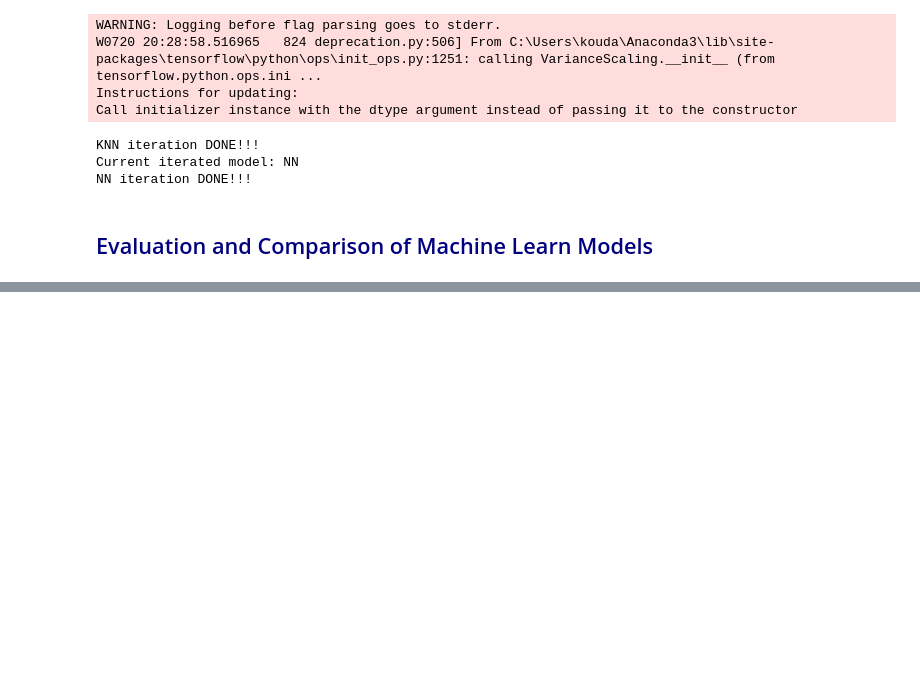
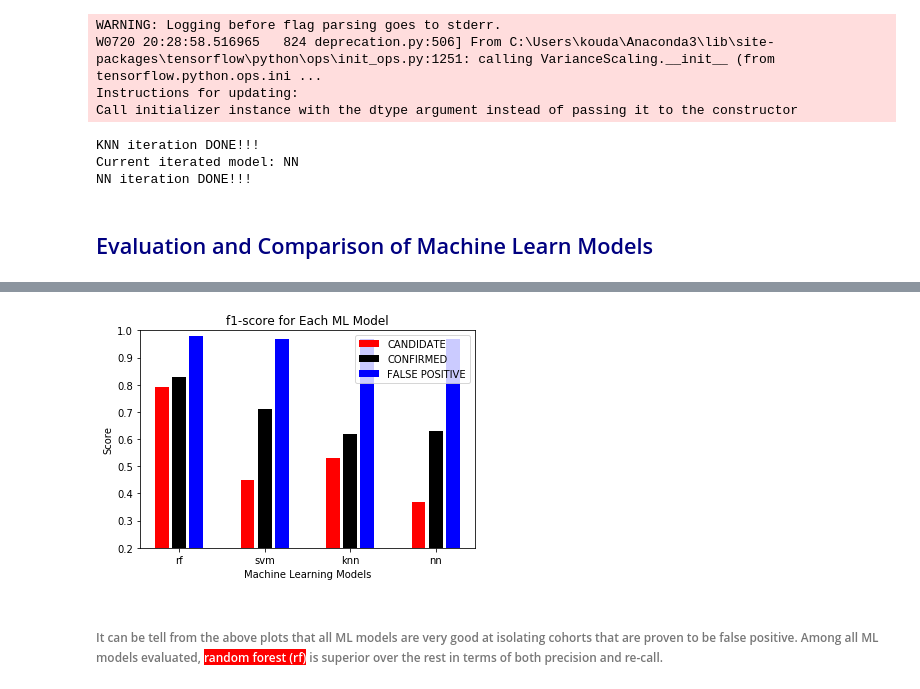
Before and after one commit to koudash/Exoplanet-Exploration, a Jupyter notebook: notebook/kepler_go.ipynb, the cells around one changed output, grey strips where cells are left out. Cells and saved outputs as stored; diff of their text form; code cells hidden in the pictures; blank space fills up the shorter version.

```diff
--- a/notebook/kepler_go.ipynb
+++ b/notebook/kepler_go.ipynb
@@ -365,0 +500,30 @@ NN iteration DONE!!!
+# %%
+# Make bar plot for f1-score of predicion made using test datafor different ML models
+plt.bar(list(range(1, 17, 5)), f1_score_dict["CANDIDATE"], color='r', label="CANDIDATE")
+plt.bar(list(range(2, 18, 5)), f1_score_dict["CONFIRMED"], color='k', label="CONFIRMED")
+plt.bar(list(range(3, 19, 5)), f1_score_dict["FALSE POSITIVE"], color='b', label="FALSE POSITIVE")
+
+# Create title
+plt.title("f1-score for Each ML Model")
+
+# Create labels for x and y axes
+plt.xlabel("Machine Learning Models")
+plt.ylabel("Score")
+
+# Create x-ticks
+plt.xticks(list(range(2, 18, 5)), list(model_dict.keys()))
+
+# Create legend
+plt.legend(loc=1)
+
+# Set limits on y axis
+plt.ylim(0.2, 1)
+
+# Save figure
+plt.savefig("../figures/test_f1_score.png", bbox_inches='tight', dpi=300)
+
+plt.show()
+# %% [output]
+[figure, added]
+# %% [markdown]
+###### It can be tell from the above plots that all ML models are very good at isolating cohorts that are proven to be false positive. Among all ML models evaluated, <span style="background-color:red; color:white">random forest (rf)</span> is superior over the rest in terms of both precision and re-call.
```
Also changed, not shown: parts of 13 cells of this notebook, 5 other files.
